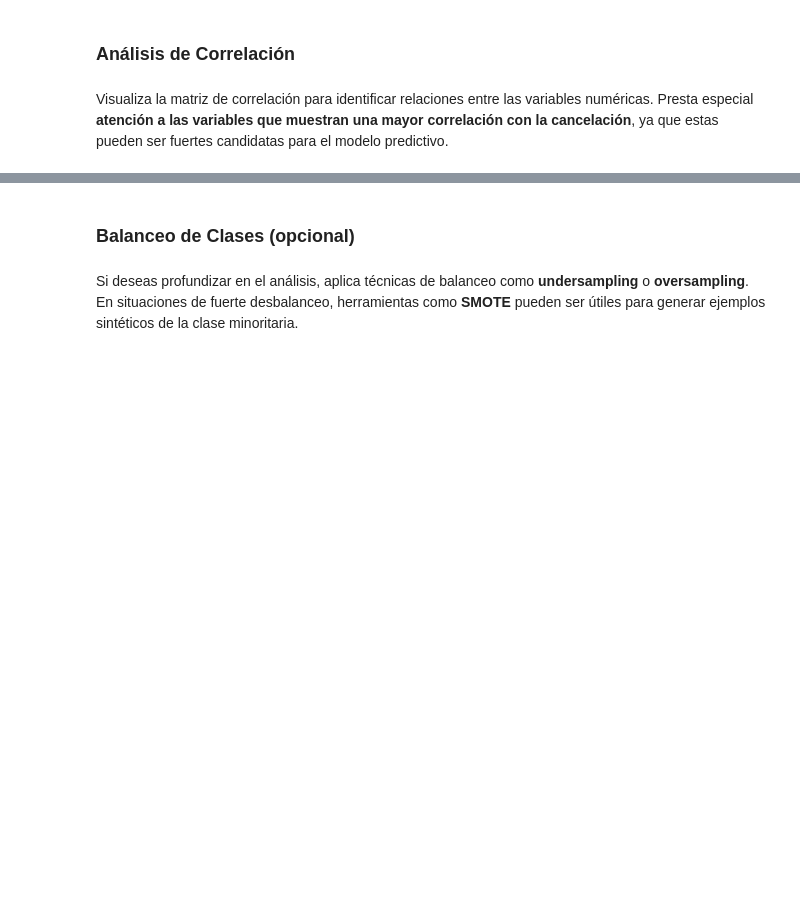
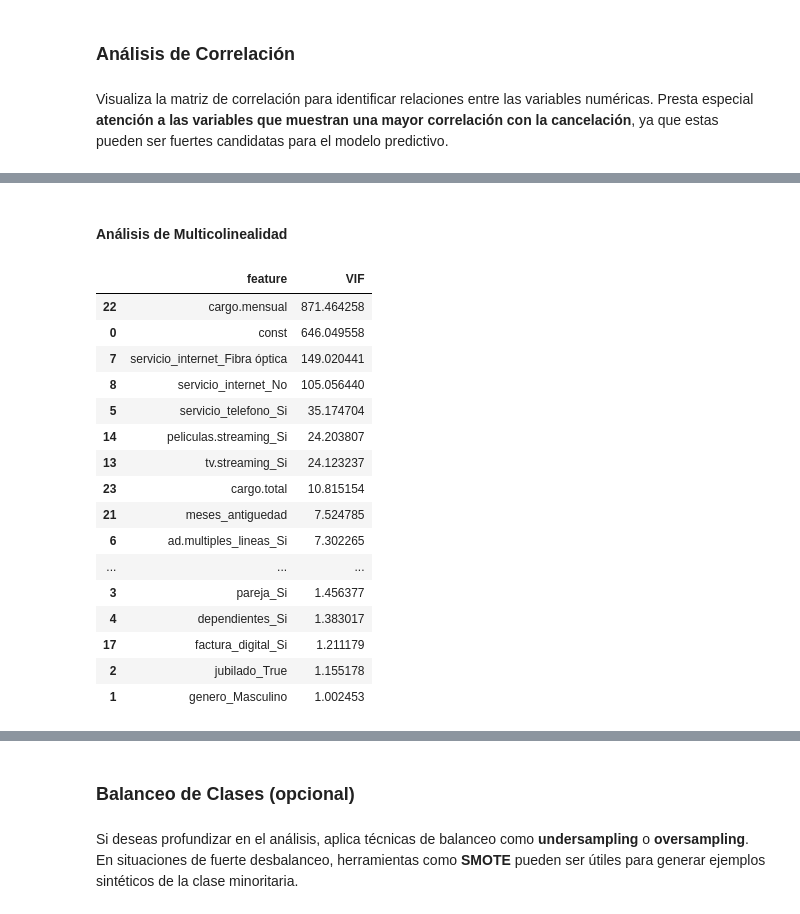
Before and after one commit to MigXDev/CS_Datos_I_DESAFIO_3, a Jupyter notebook: TelecomX_LATAM_2.ipynb, the cells around one changed output, grey strips where cells are left out. Drawn from its saved outputs; the diff is of its cells as text; code cells hidden in the pictures; blank space fills up the shorter version.

```diff
--- a/TelecomX_LATAM_2.ipynb
+++ b/TelecomX_LATAM_2.ipynb
@@ -369,0 +373,2 @@ plt.show()
+# %% [markdown]
+#### Análisis de Multicolinealidad
@@ -369,0 +378,34 @@ plt.show()
+# %%
+# Aquí, no incluyas la variable objetivo (ej: Churn\_Yes) en el cálculo del VIF.
+X = Df_Encoded.drop(columns=['abandono_cliente_si'])
+# %%
+X_const = add_constant(X)
+# %%
+# Convert boolean columns to integers (0 or 1)
+X_const = X_const.astype(float)
+
+# Calcular el VIF
+vif_data = pd.DataFrame()
+vif_data["feature"] = X_const.columns
+vif_data["VIF"] = [variance_inflation_factor(X_const.values, i) for i in range(X_const.shape[1])]
+
+# Mostrar resultado
+display(vif_data.sort_values(by='VIF', ascending=False))
+# %% [output]
+|  | feature | VIF |
+| 22 | cargo.mensual | 871.464258 |
+| 0 | const | 646.049558 |
+| 7 | servicio_internet_Fibra óptica | 149.020441 |
+| 8 | servicio_internet_No | 105.056440 |
+| 5 | servicio_telefono_Si | 35.174704 |
+| 14 | peliculas.streaming_Si | 24.203807 |
+| 13 | tv.streaming_Si | 24.123237 |
+| 23 | cargo.total | 10.815154 |
+| 21 | meses_antiguedad | 7.524785 |
+| 6 | ad.multiples_lineas_Si | 7.302265 |
+| ... | ... | ... |
+| 3 | pareja_Si | 1.456377 |
+| 4 | dependientes_Si | 1.383017 |
+| 17 | factura_digital_Si | 1.211179 |
+| 2 | jubilado_True | 1.155178 |
+| 1 | genero_Masculino | 1.002453 |
```
Also changed, not shown: parts of 36 cells of this notebook.
